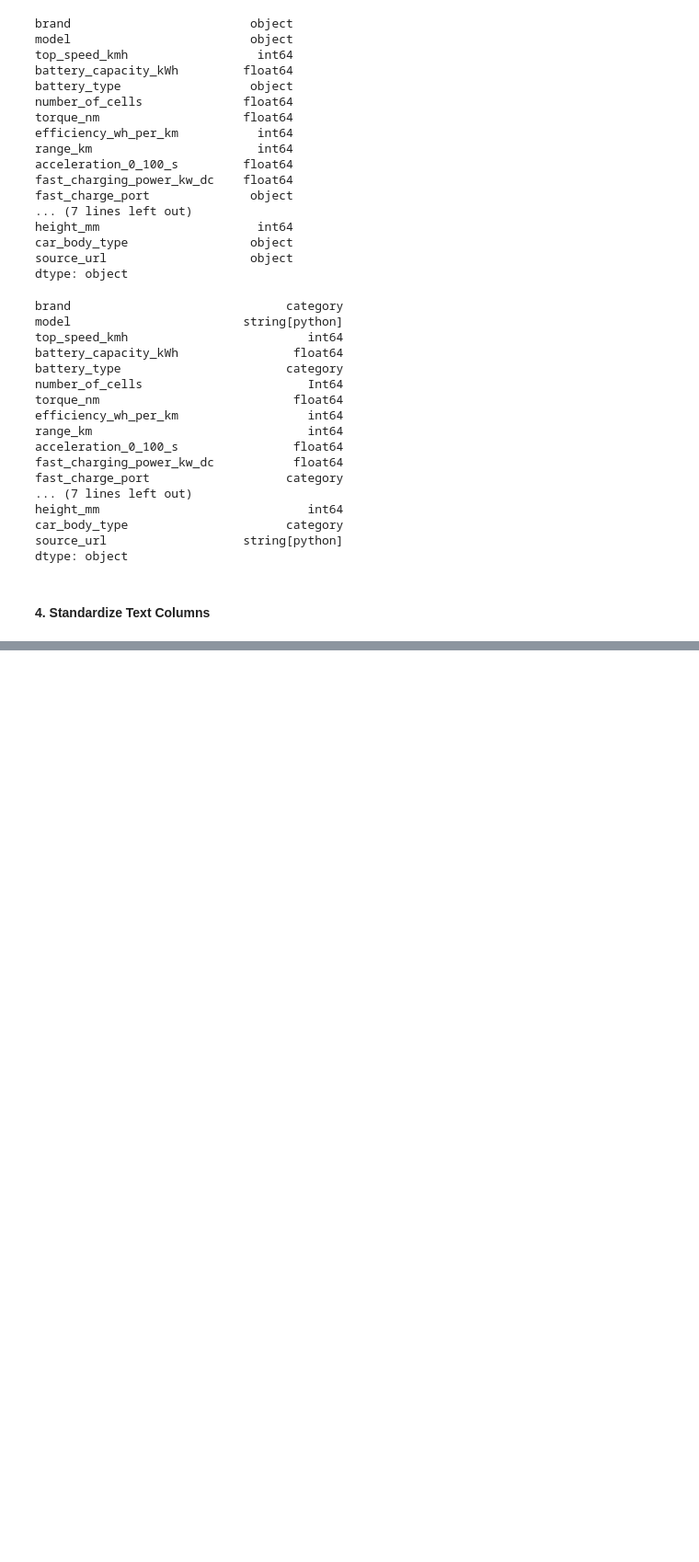
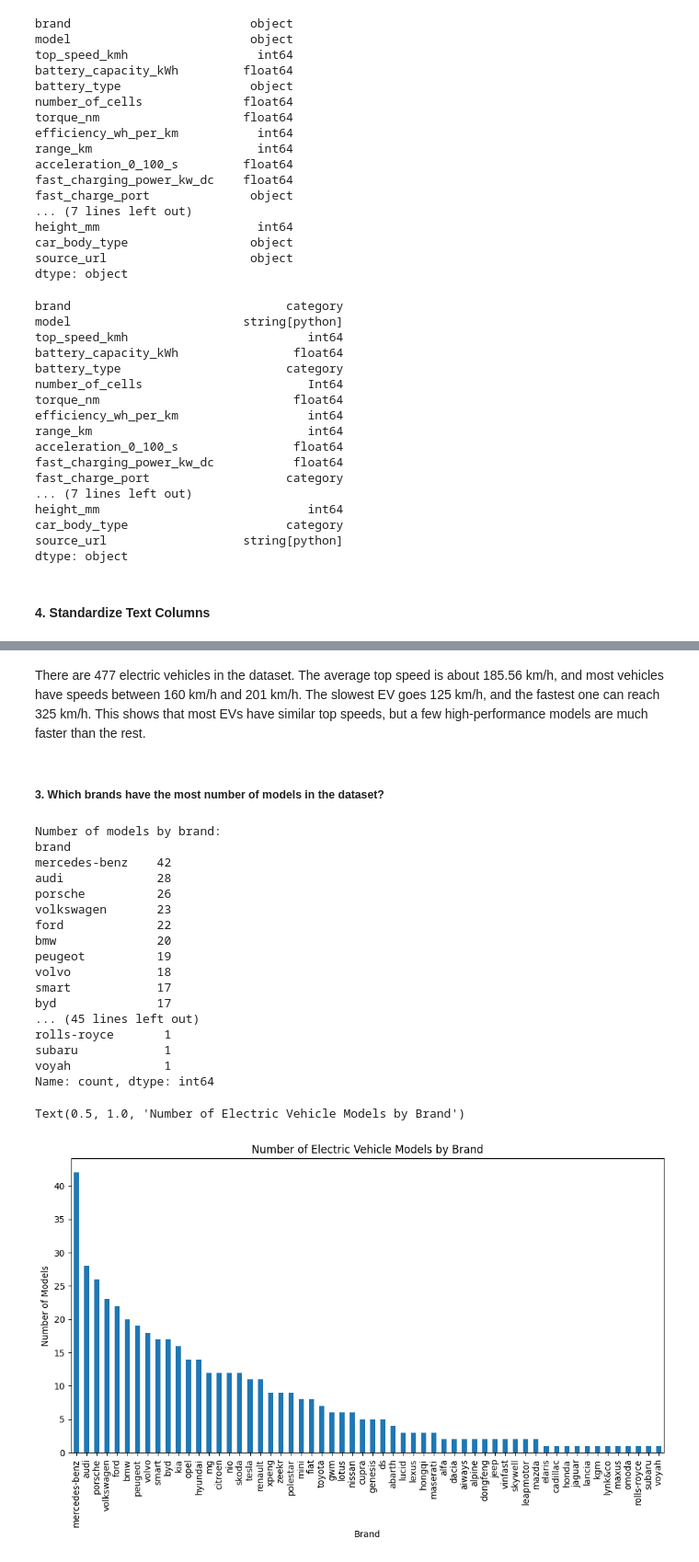
Before and after one commit to MHassan05/Electric-Vehicle-Data-Exploration, a Jupyter notebook: analysis.ipynb, the cells around one changed output, grey strips where cells are left out. Shown at 92% size. Drawn from its saved outputs; the diff is of its cells as text; code cells hidden in the pictures; blank space fills up the shorter version.

```diff
--- a/analysis.ipynb
+++ b/analysis.ipynb
@@ -275,0 +340,38 @@ Unique values in 'car_body_type': [nan]
+# %% [markdown]
+There are 477 electric vehicles in the dataset.
+The average top speed is about 185.56 km/h, and most vehicles have speeds between 160 km/h and 201 km/h.
+The slowest EV goes 125 km/h, and the fastest one can reach 325 km/h.
+This shows that most EVs have similar top speeds, but a few high-performance models are much faster than the rest.
+# %% [markdown]
+##### 3. Which brands have the most number of models in the dataset?
+# %%
+brand_counts = df['brand'].value_counts()
+print(f"Number of models by brand:")
+print(brand_counts)
+
+# Visualizing the number of models by brand
+plt.figure(figsize=(12, 6))
+brand_counts.plot(kind='bar')
+plt.xlabel('Brand')
+plt.ylabel('Number of Models')
+plt.title('Number of Electric Vehicle Models by Brand')
+# %% [output]
+Number of models by brand:
+brand
+mercedes-benz    42
+audi             28
+porsche          26
+volkswagen       23
+ford             22
+bmw              20
+peugeot          19
+volvo            18
+smart            17
+byd              17
+... (45 lines left out)
+rolls-royce       1
+subaru            1
+voyah             1
+Name: count, dtype: int64
+Text(0.5, 1.0, 'Number of Electric Vehicle Models by Brand')
+[figure, added]
```
Also changed, not shown: parts of 18 cells of this notebook, 3 other files.
